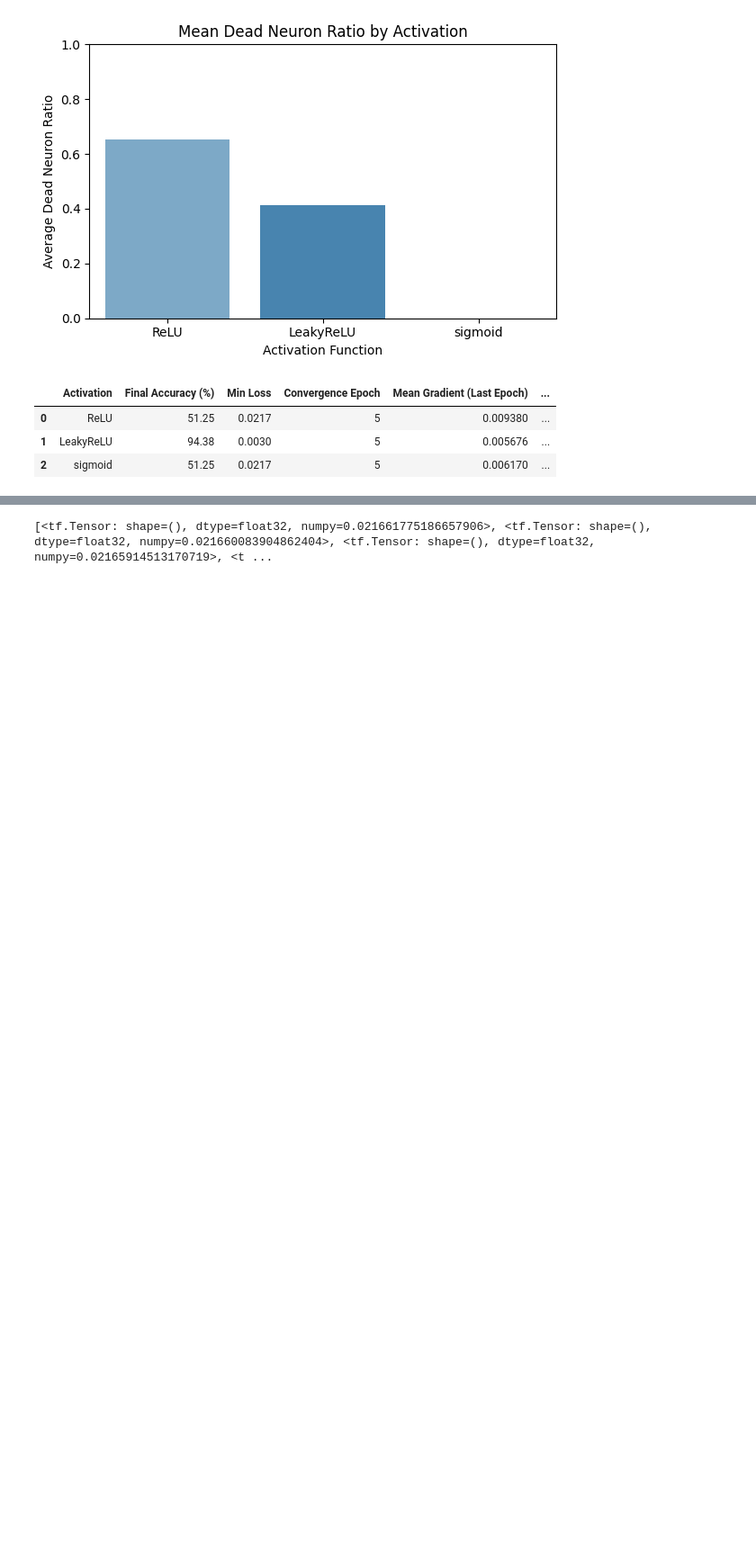
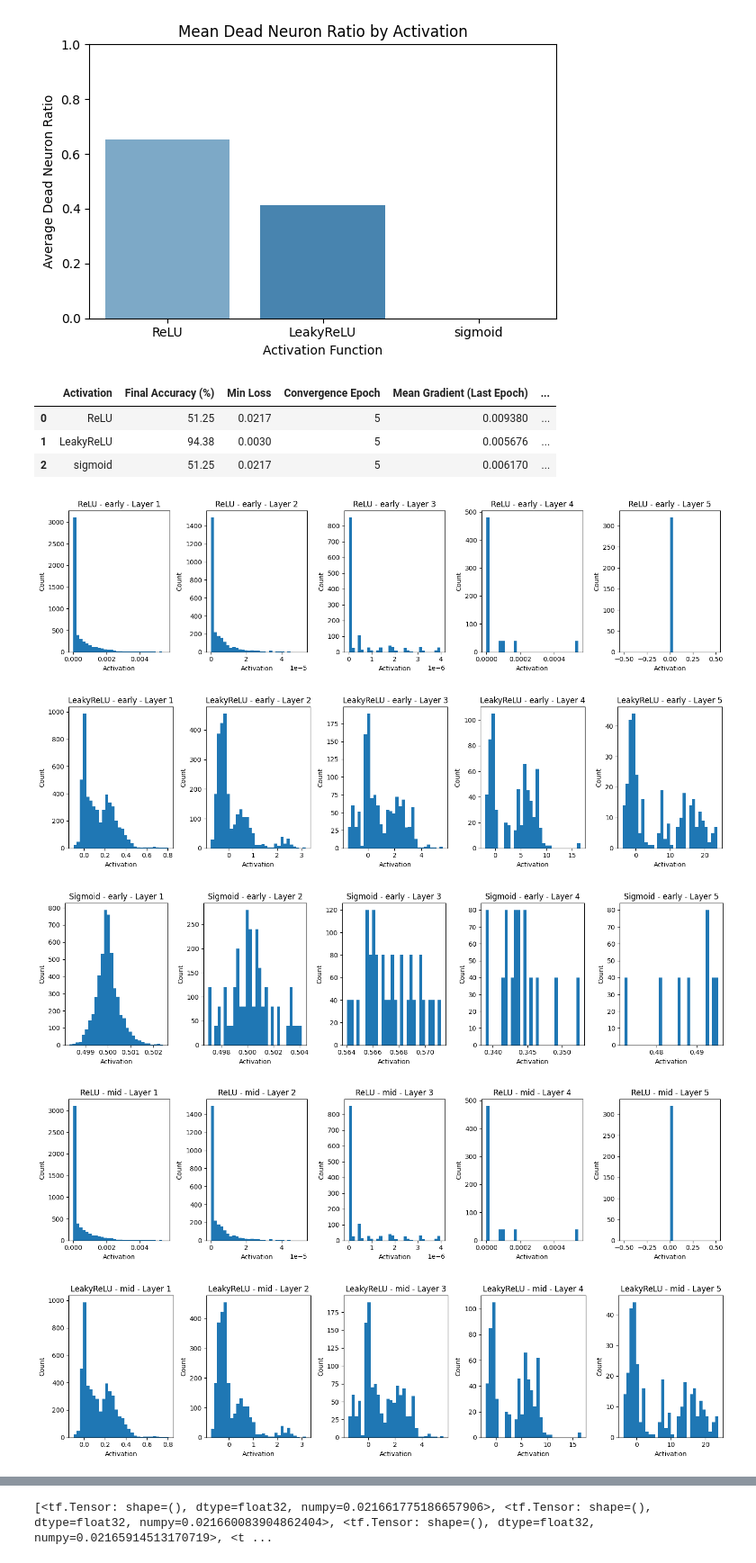
Before and after one commit to won-hj/2025_Capstone_Design, a Jupyter notebook: Lecture3/[HW_3]_MLP_신경망_성능에_영향을_주는_요소별_실험과_분석.ipynb, the cells around one changed output, grey strips where cells are left out. Shown at 90% size. Saved outputs shown, nothing was run; the diff lists cells and outputs as text; code cells hidden in the pictures; blank space fills up the shorter version.

```diff
--- a/Lecture3/[HW_3]_MLP_신경망_성능에_영향을_주는_요소별_실험과_분석.ipynb
+++ b/Lecture3/[HW_3]_MLP_신경망_성능에_영향을_주는_요소별_실험과_분석.ipynb
@@ -1213,3 +1351,48 @@ summary
 | 0 | ReLU | 51.25 | 0.0217 | 5 | 0.009380 | ... |
 | 1 | LeakyReLU | 94.38 | 0.0030 | 5 | 0.005676 | ... |
 | 2 | sigmoid | 51.25 | 0.0217 | 5 | 0.006170 | ... |
+# %%
+def visualize_activation_distribution_B(model, data, activation_label, epoch_tag="late"):
+    """
+    실험 B: 활성화 함수별 layer 출력값 분포 시각화
+    - model: 학습된 tf.keras.Sequential 모델
+    - data: 입력 데이터 Tensor (예: test_X)
+    - activation_label: 'ReLU', 'LeakyReLU', 'Sigmoid'
+    - epoch_tag: 'early', 'middle', 'late'
+    """
+    x = data
+    activations = []
+
+    for i, layer in enumerate(model.layers[:-1]):  # 마지막 출력층 제외
+        x = layer(x)
+        activations.append(x.numpy().flatten())
+
+    # 시각화
+    import matplotlib.pyplot as plt
+    plt.figure(figsize=(15, 4))
+    for i, act in enumerate(activations):
+        plt.subplot(1, len(activations), i+1)
+        plt.hist(act, bins=30)
+        plt.title(f"{activation_label} - {epoch_tag} - Layer {i+1}")
+        plt.xlabel("Activation")
+        plt.ylabel("Count")
+    plt.tight_layout()
+    plt.show()
+# 실험 B: 학습 완료 모델 기준 출력 분포 시각화
+visualize_activation_distribution_B(result['ReLU']['model'], test_X, activation_label='ReLU', epoch_tag="early")
+visualize_activation_distribution_B(result['LeakyReLU']['model'], test_X, activation_label='LeakyReLU', epoch_tag="early")
+visualize_activation_distribution_B(result['sigmoid']['model'], test_X, activation_label='Sigmoid', epoch_tag="early")
+
+visualize_activation_distribution_B(result['ReLU']['model'], test_X, activation_label='ReLU', epoch_tag="mid")
+visualize_activation_distribution_B(result['LeakyReLU']['model'], test_X, activation_label='LeakyReLU', epoch_tag="mid")
+visualize_activation_distribution_B(result['sigmoid']['model'], test_X, activation_label='Sigmoid', epoch_tag="mid")
+
+visualize_activation_distribution_B(result['ReLU']['model'], test_X, activation_label='ReLU', epoch_tag="late")
+visualize_activation_distribution_B(result['LeakyReLU']['model'], test_X, activation_label='LeakyReLU', epoch_tag="late")
+visualize_activation_distribution_B(result['sigmoid']['model'], test_X, activation_label='Sigmoid', epoch_tag="late")
+# %% [output]
+[figure, added]
+[figure, added]
+[figure, added]
+[figure, added]
+[figure, added]
```
Also changed, not shown: parts of 14 cells of this notebook.
